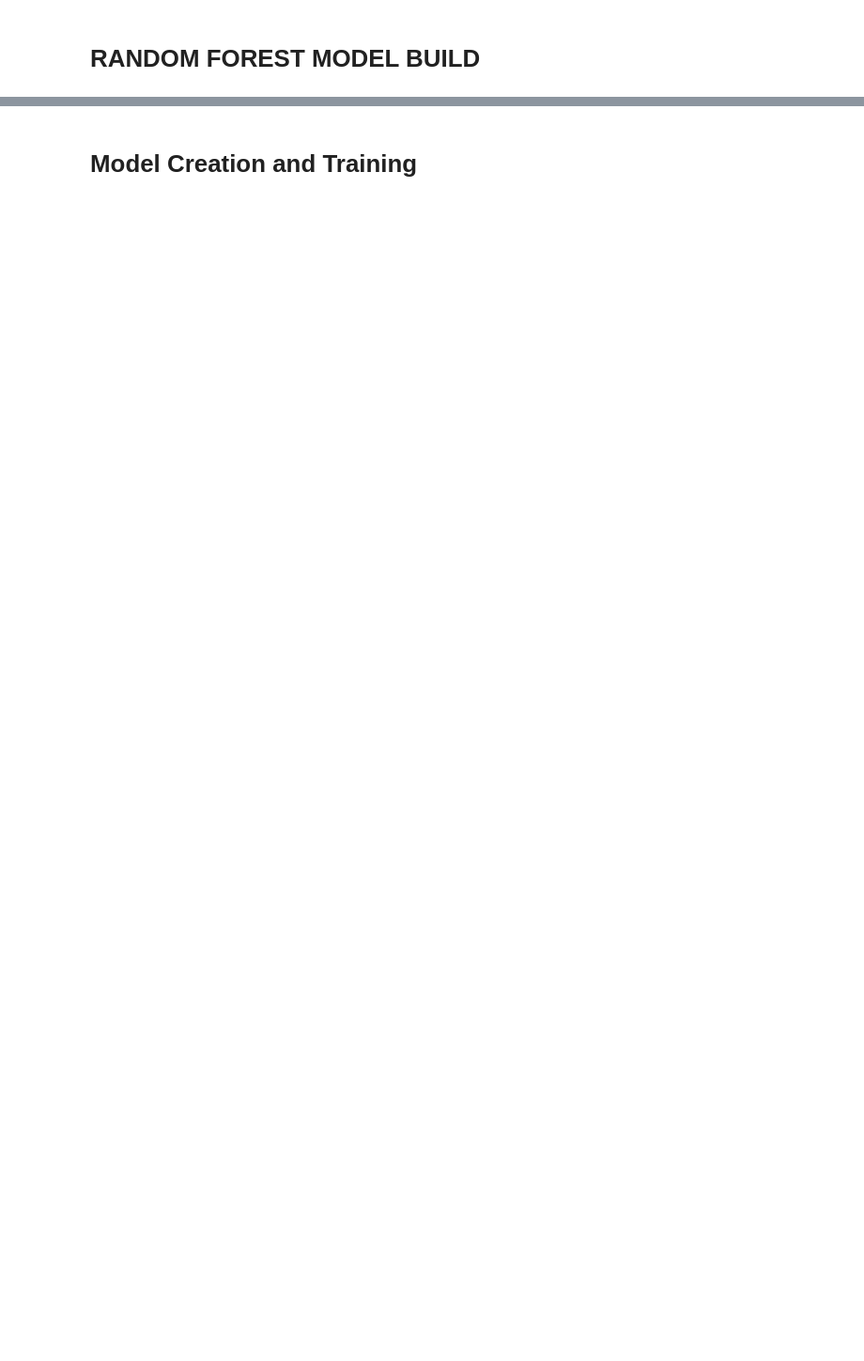
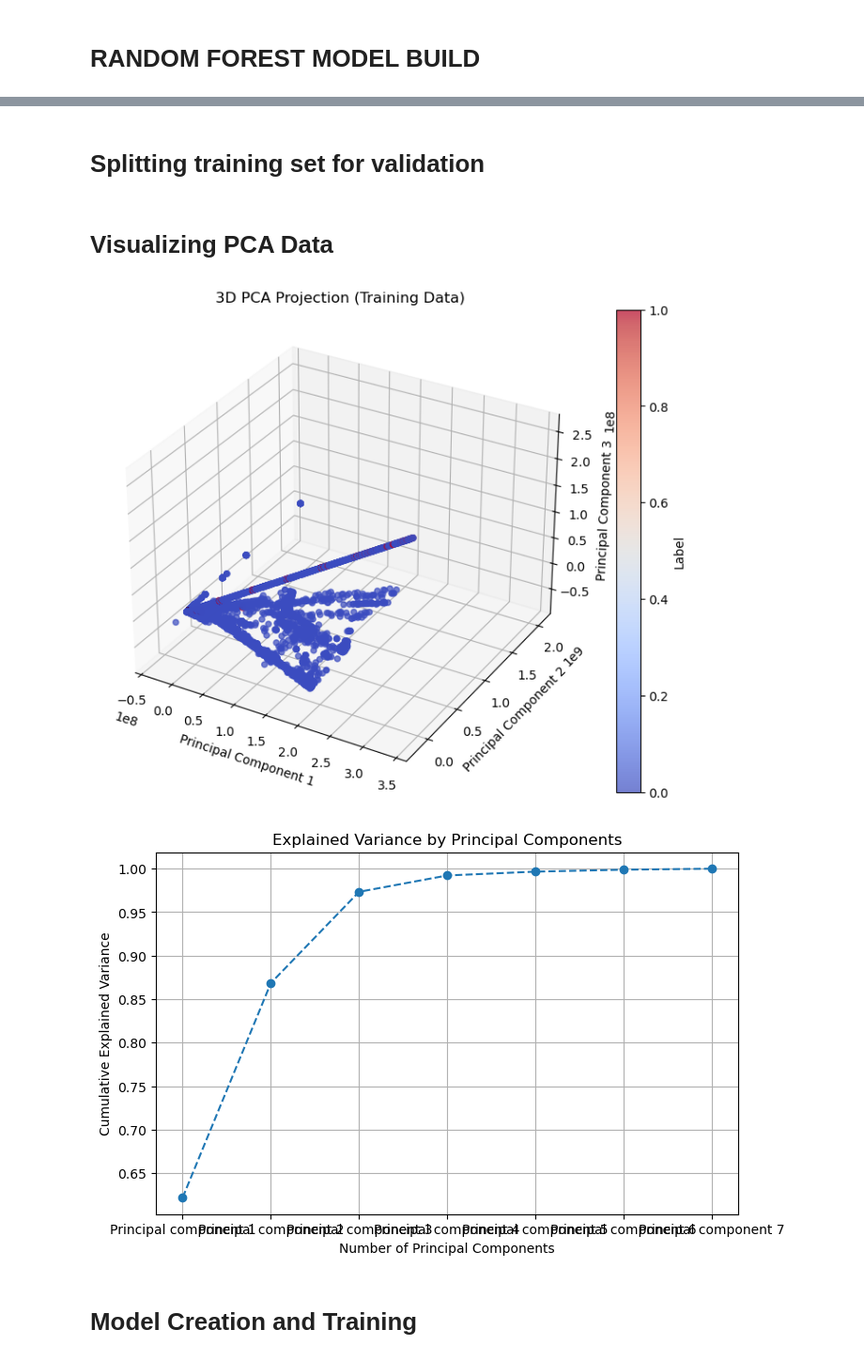
Before and after one commit to mo-abdulai/X-AI-IDS-Architecture, a Jupyter notebook: 2_Modeling-Phase/Models_CICIDS-2017/CICIDS-2017_Random_Forest.ipynb, the cells around one changed output, grey strips where cells are left out. Shown at 94% size. Drawn from its saved outputs; the diff is of its cells as text; code cells hidden in the pictures; blank space fills up the shorter version.

```diff
--- a/2_Modeling-Phase/Models_CICIDS-2017/CICIDS-2017_Random_Forest.ipynb
+++ b/2_Modeling-Phase/Models_CICIDS-2017/CICIDS-2017_Random_Forest.ipynb
@@ -20,9 +36,46 @@ X_train = train_data.drop(['label'], axis=1)  # Features
 y_train = train_data['label']  # Target variable
 X_test = test_data.drop(['label'], axis=1)  # Features
 y_test = test_data['label']  # Target variable
+# %% [markdown]
+# Splitting training set for validation
 # %%
 # Step 2: Splitting training set for validation
 X_train, X_val, y_train, y_val = train_test_split(X_train, y_train, test_size=0.2, random_state=42)
+# %% [markdown]
+# Visualizing PCA Data
+# %%
+fig = plt.figure(figsize=(10, 7))
+ax = fig.add_subplot(111, projection='3d')
+
+scatter = ax.scatter(
+    X_train.iloc[:, 0], X_train.iloc[:, 1], X_train.iloc[:, 2],
+    c=y_train, cmap='coolwarm', alpha=0.7
+)
+
+ax.set_xlabel("Principal Component 1")
+ax.set_ylabel("Principal Component 2")
+ax.set_zlabel("Principal Component 3")
+ax.set_title("3D PCA Projection (Training Data)")
+
+plt.colorbar(scatter, ax=ax, label='Label')
+plt.show()
+
+
+
+# Calculate explained variance ratio manually
+explained_variance = np.var(X_train, axis=0) / np.sum(np.var(X_train, axis=0))
+
+# Plot cumulative explained variance
+plt.figure(figsize=(8, 5))
+plt.plot(np.cumsum(explained_variance), marker='o', linestyle='--')
+plt.xlabel('Number of Principal Components')
+plt.ylabel('Cumulative Explained Variance')
+plt.title('Explained Variance by Principal Components')
+plt.grid()
+plt.show()
+# %% [output]
+[figure, added]
+[figure, added]
 # %% [markdown]
 # Model Creation and Training
 # %%
```
Also changed, not shown: parts of 14 cells of this notebook, 28 other files.
